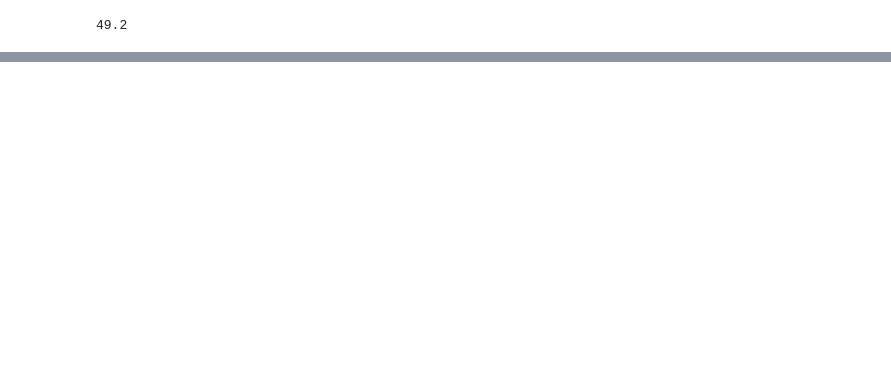
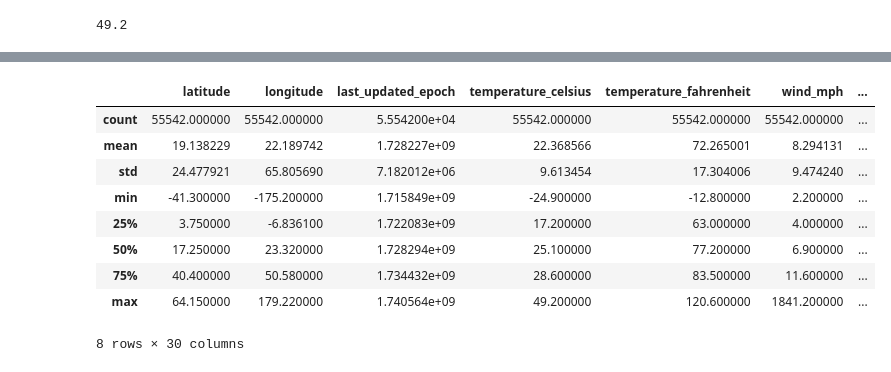
Before and after one commit to KoreDare/Python_Bootcamp, a Jupyter notebook: Python_Basics.ipynb, the cells around one changed output, grey strips where cells are left out. Saved outputs shown, nothing was run; the diff lists cells and outputs as text; code cells hidden in the pictures; blank space fills up the shorter version.

```diff
--- a/Python_Basics.ipynb
+++ b/Python_Basics.ipynb
@@ -793,0 +861,13 @@ dtype: object
+# %%
+df.describe()
+# %% [output]
+|  | latitude | longitude | last_updated_epoch | temperature_celsius | temperature_fahrenheit | wind_mph | ... |
+| count | 55542.000000 | 55542.000000 | 5.554200e+04 | 55542.000000 | 55542.000000 | 55542.000000 | ... |
+| mean | 19.138229 | 22.189742 | 1.728227e+09 | 22.368566 | 72.265001 | 8.294131 | ... |
+| std | 24.477921 | 65.805690 | 7.182012e+06 | 9.613454 | 17.304006 | 9.474240 | ... |
+| min | -41.300000 | -175.200000 | 1.715849e+09 | -24.900000 | -12.800000 | 2.200000 | ... |
+| 25% | 3.750000 | -6.836100 | 1.722083e+09 | 17.200000 | 63.000000 | 4.000000 | ... |
+| 50% | 17.250000 | 23.320000 | 1.728294e+09 | 25.100000 | 77.200000 | 6.900000 | ... |
+| 75% | 40.400000 | 50.580000 | 1.734432e+09 | 28.600000 | 83.500000 | 11.600000 | ... |
+| max | 64.150000 | 179.220000 | 1.740564e+09 | 49.200000 | 120.600000 | 1841.200000 | ... |
+8 rows × 30 columns
```
Also changed, not shown: parts of 48 cells of this notebook.
